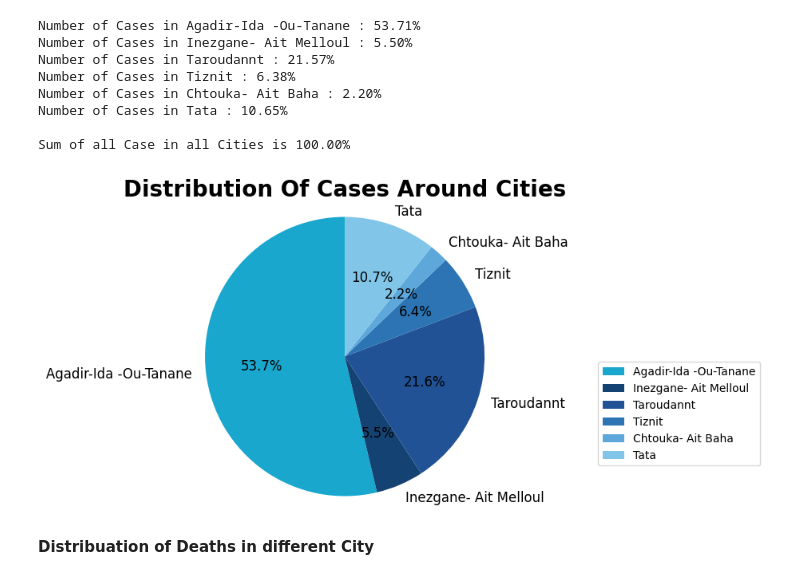
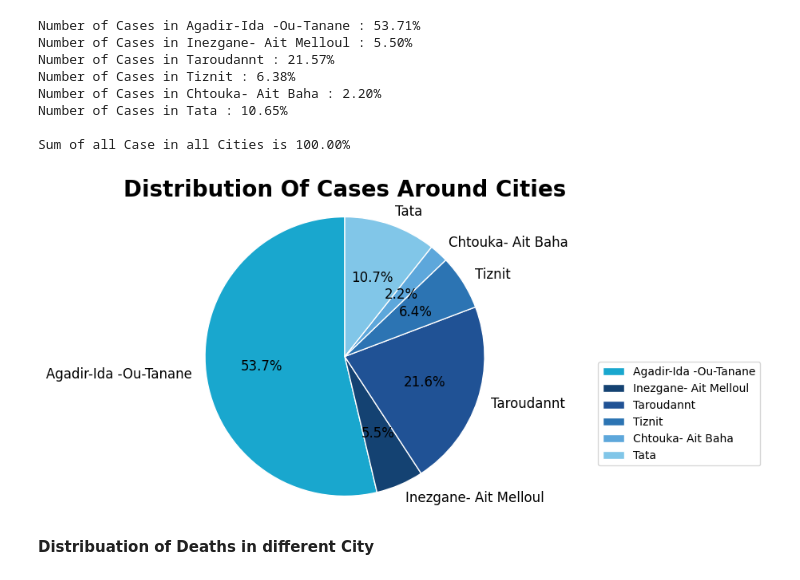
Before and after one commit to oussama95boussaid/Coronavirus_Pandemic_Morocco_project, a Jupyter notebook: Coronavirus_Pandemic_Morocco.ipynb, the cells around one changed output. Drawn from its saved outputs; the diff is of its cells as text; code cells hidden in the pictures.

```diff
--- a/Coronavirus_Pandemic_Morocco.ipynb
+++ b/Coronavirus_Pandemic_Morocco.ipynb
@@ -436,17 +444,18 @@ Sum of all Case in all Cities is 100.00%
 # %%
 # Pie chart
 colors=["#19A7CE","#144272","#205295","#2C74B3","#5DA7DB","#81C6E8"]
+wedgeprops = {'linewidth': 1, 'edgecolor': 'white'}
 
 fig1, ax1 = plt.subplots(figsize=(8, 5))
-ax1.pie(Cases_In_City_per,labels=cities,autopct='%1.1f%%',colors=colors,  startangle=90, textprops={'fontsize': 12})
+ax1.pie(Cases_In_City_per,labels=cities,autopct='%1.1f%%',colors=colors,wedgeprops=wedgeprops,  startangle=90, textprops={'fontsize': 12})
 ax1.axis('equal')
 plt.legend(labels=cities, loc='best', bbox_to_anchor=(1, 0.5))
 
 ax1.set_title('Distribution Of Cases Around Cities', fontsize=20, fontweight='bold')
 
 plt.show()
 # %% [output]
-[figure, old version]
+[figure, new version]
 # %% [markdown]
 **Distribuation of Deaths in different City**
 # %%
```
Also changed, not shown: parts of 16 cells of this notebook, 1 other file.
